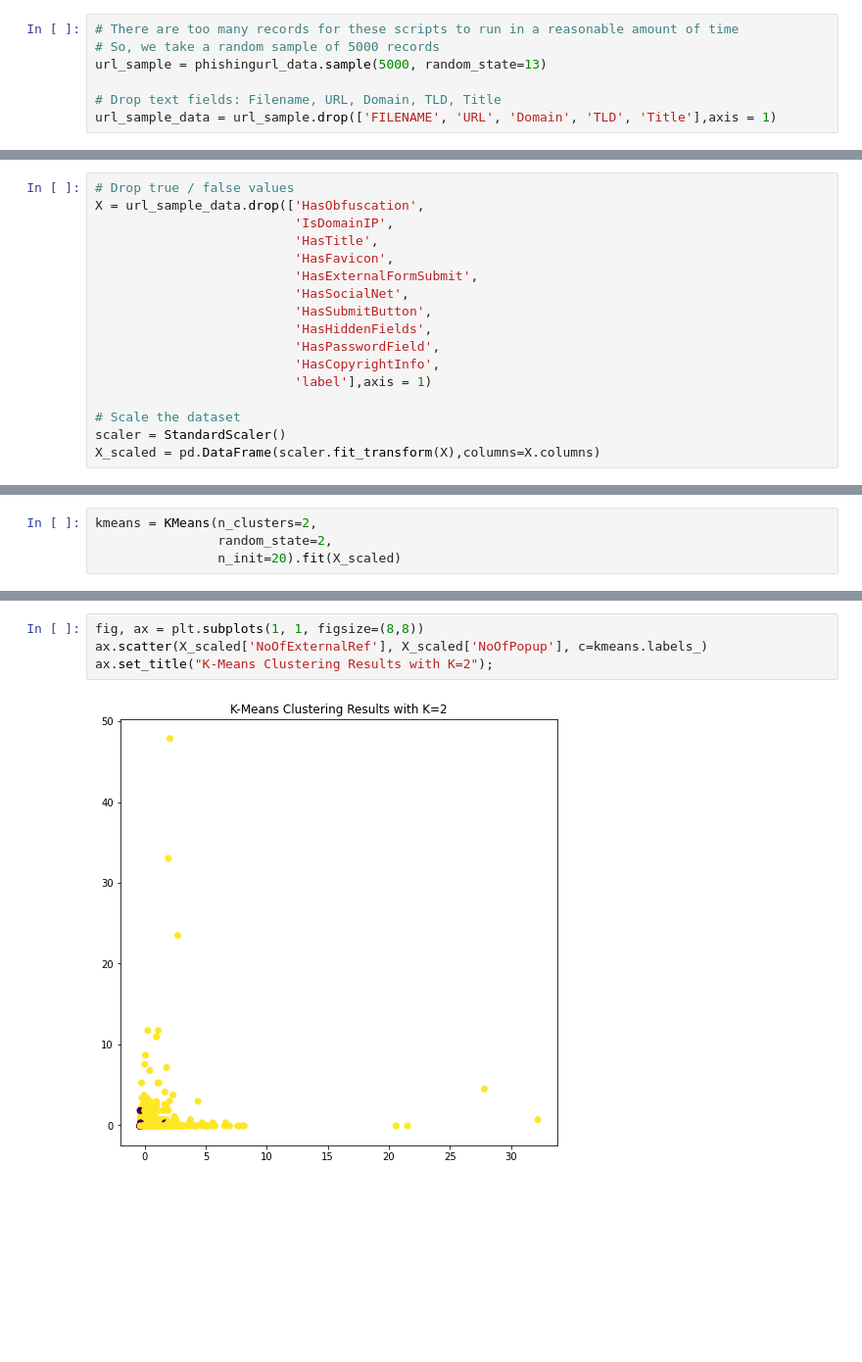
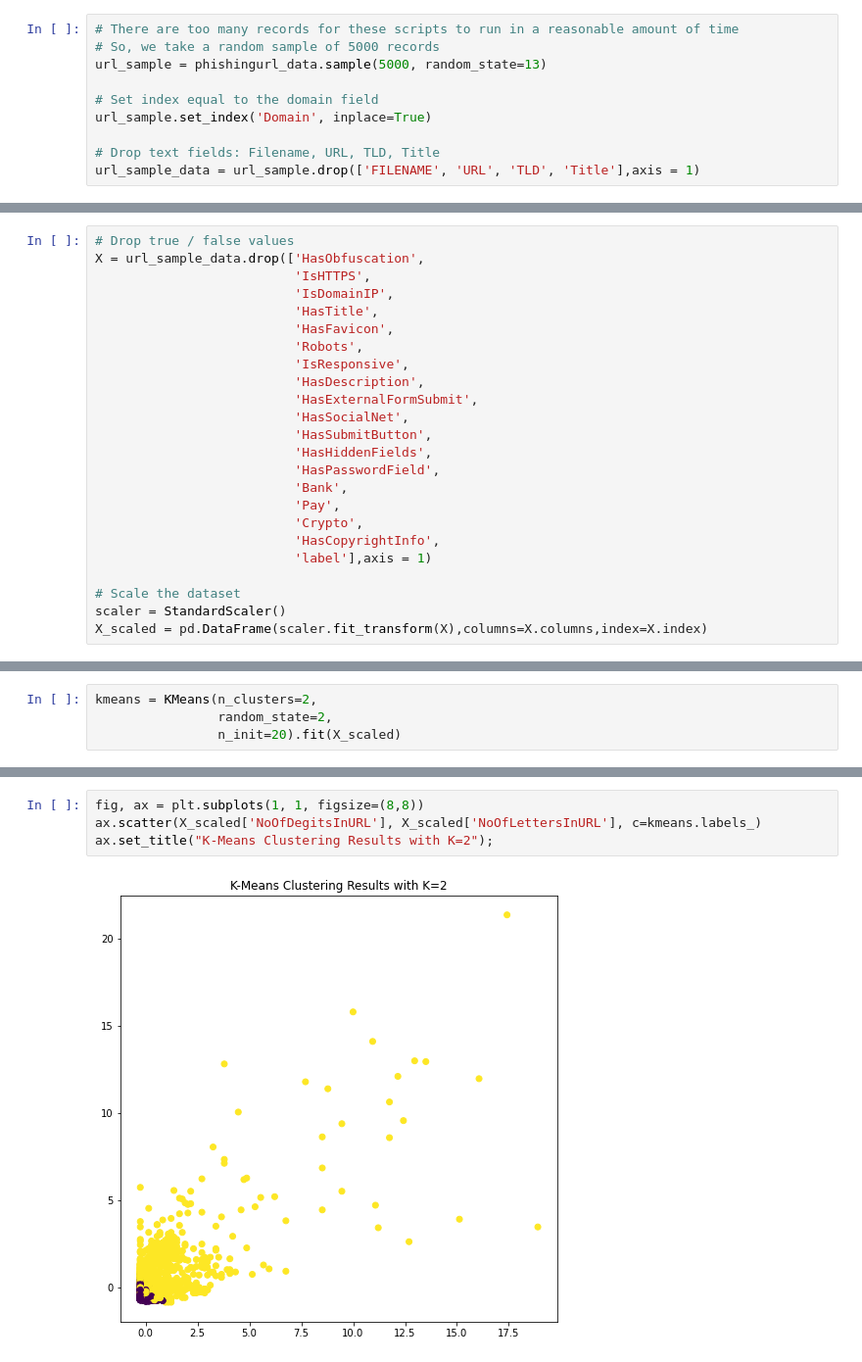
Before and after one commit to davidabney9-dev/PhishingURLProject, a Jupyter notebook: PhishingURLAppendix.ipynb, the cells around one changed output, grey strips where cells are left out. Shown: that part at 98% size. Saved outputs shown, nothing was run; the diff lists cells and outputs as text; blank space fills up the shorter version.

Commit message:
Add files via upload
Dropped more yes/no columns and performed Kmeans on 2, 3, and 5 clusters.

```diff
--- a/PhishingURLAppendix.ipynb
+++ b/PhishingURLAppendix.ipynb
@@ -62,5 +64,8 @@ There appears to be no missing values in the dataset.  We believe this is becaus
 # So, we take a random sample of 5000 records
 url_sample = phishingurl_data.sample(5000, random_state=13)
 
-# Drop text fields: Filename, URL, Domain, TLD, Title
-url_sample_data = url_sample.drop(['FILENAME', 'URL', 'Domain', 'TLD', 'Title'],axis = 1)
+# Set index equal to the domain field
+url_sample.set_index('Domain', inplace=True)
+
+# Drop text fields: Filename, URL, TLD, Title
+url_sample_data = url_sample.drop(['FILENAME', 'URL', 'TLD', 'Title'],axis = 1)
@@ -113,20 +129,27 @@ The columns for lines of code and largest line length are very high compared to
 # %%
 # Drop true / false values
 X = url_sample_data.drop(['HasObfuscation',
+                          'IsHTTPS',
                           'IsDomainIP',
                           'HasTitle',
                           'HasFavicon',
+                          'Robots',
+                          'IsResponsive',
+                          'HasDescription',
                           'HasExternalFormSubmit',
                           'HasSocialNet',
                           'HasSubmitButton',
                           'HasHiddenFields',
                           'HasPasswordField',
+                          'Bank',
+                          'Pay',
+                          'Crypto',
                           'HasCopyrightInfo',
                           'label'],axis = 1)
 
 # Scale the dataset
 scaler = StandardScaler()
-X_scaled = pd.DataFrame(scaler.fit_transform(X),columns=X.columns)
+X_scaled = pd.DataFrame(scaler.fit_transform(X),columns=X.columns,index=X.index)
 # %%
 X_scaled.head()
 # %% [output]
@@ -230,6 +325,6 @@ ax.set_title("K-Means Clustering Results with K=2");
 # %%
 fig, ax = plt.subplots(1, 1, figsize=(8,8))
-ax.scatter(X_scaled['NoOfExternalRef'], X_scaled['NoOfPopup'], c=kmeans.labels_)
+ax.scatter(X_scaled['NoOfDegitsInURL'], X_scaled['NoOfLettersInURL'], c=kmeans.labels_)
 ax.set_title("K-Means Clustering Results with K=2");
 # %% [output]
-[figure, old version]
+[figure, new version]
```
Also changed, not shown: parts of 64 cells of this notebook.
